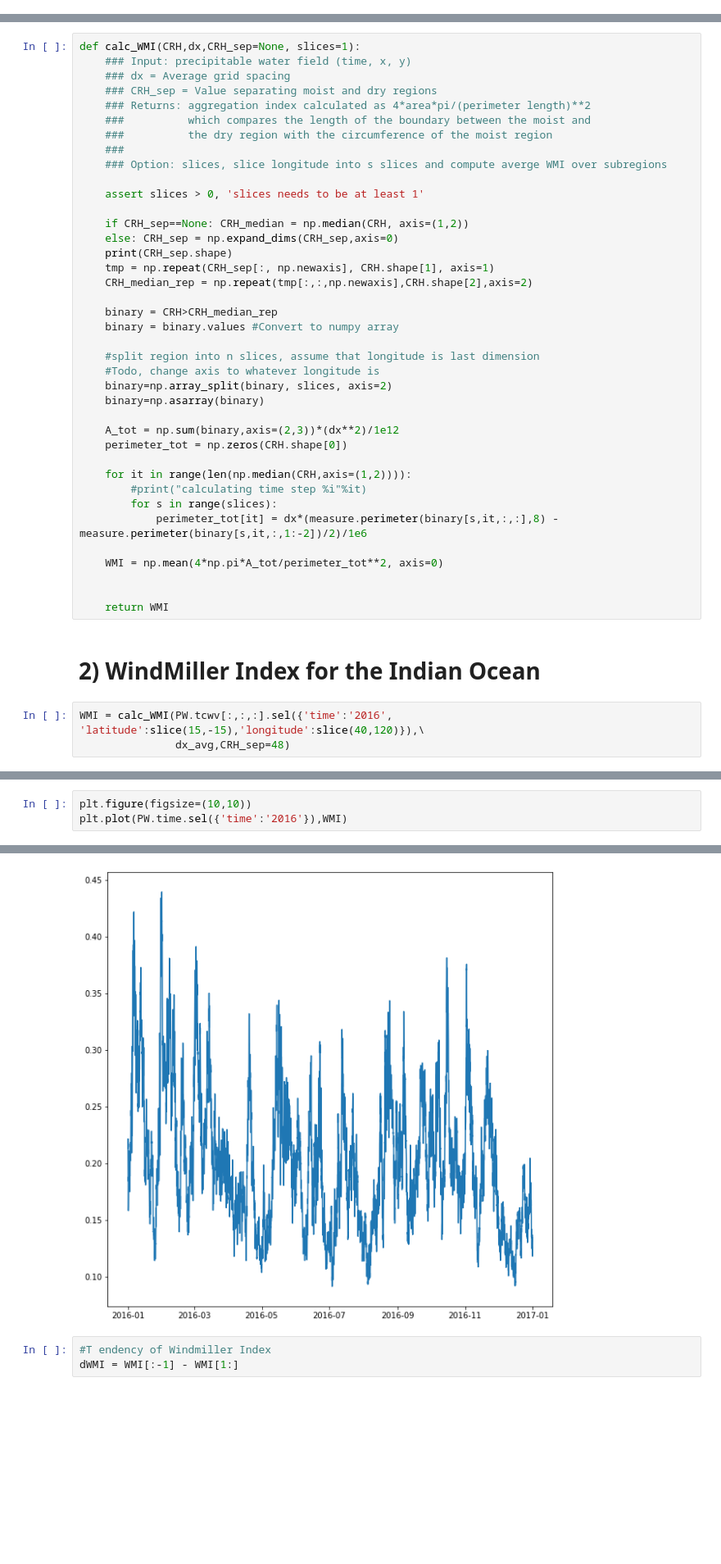
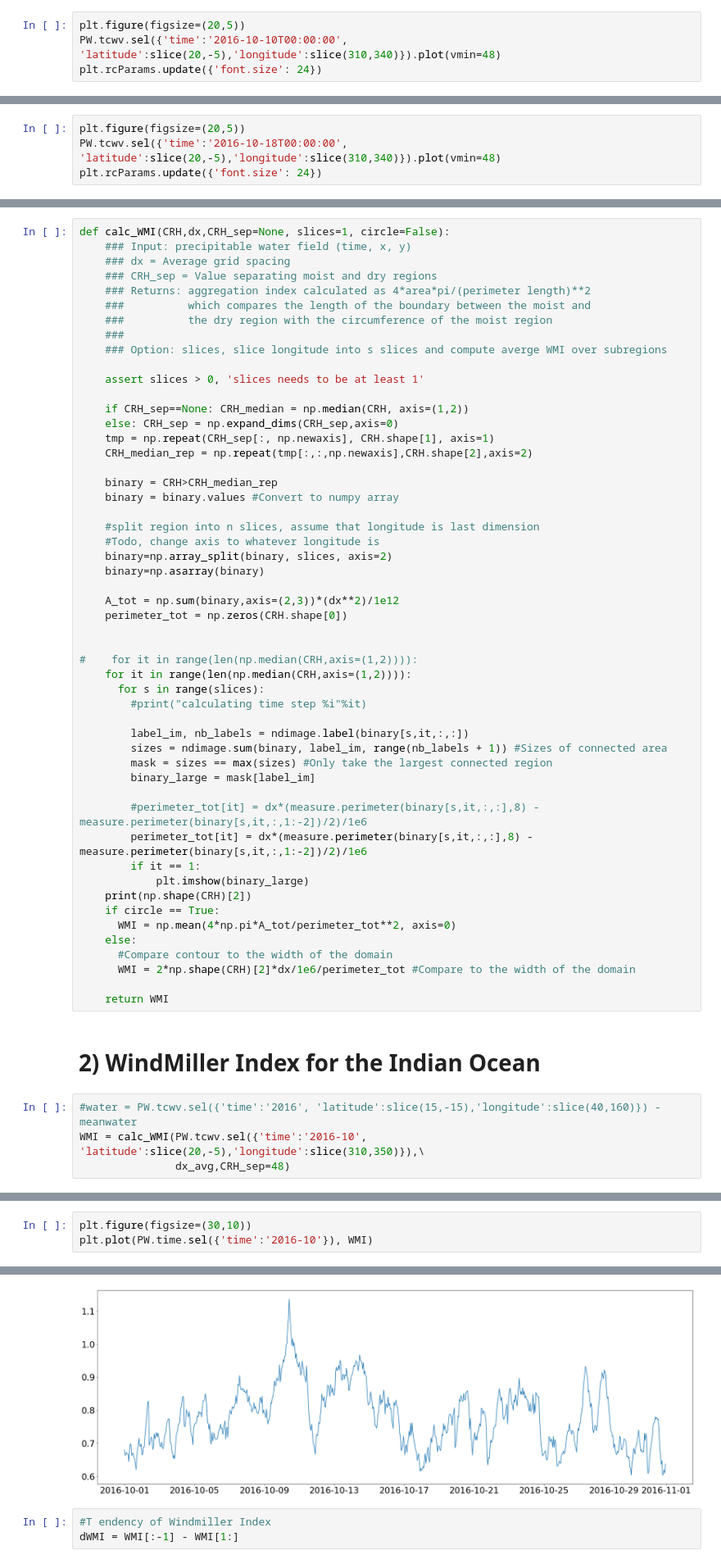
Before and after one commit to tbeucler/2019_WMI, a Jupyter notebook: dev/davidle/002_Analyze_PW.ipynb, the cells around one changed output, grey strips where cells are left out. Shown: that part at 82% size. Drawn from its saved outputs; the diff is of its cells as text; blank space fills up the shorter version.

```diff
--- a/dev/davidle/002_Analyze_PW.ipynb
+++ b/dev/davidle/002_Analyze_PW.ipynb
@@ -40,0 +42,4 @@ plt.colorbar()
+# %%
+plt.figure(figsize=(20,5))
+PW.tcwv.sel({'time':'2016-10-10T00:00:00', 'latitude':slice(20,-5),'longitude':slice(310,340)}).plot(vmin=48)
+plt.rcParams.update({'font.size': 24})
@@ -40,0 +48,4 @@ plt.colorbar()
+# %%
+plt.figure(figsize=(20,5))
+PW.tcwv.sel({'time':'2016-10-18T00:00:00', 'latitude':slice(20,-5),'longitude':slice(310,340)}).plot(vmin=48)
+plt.rcParams.update({'font.size': 24})
@@ -84,5 +118,5 @@ dx_avg = np.sqrt(A_grid_avg)
 # %%
-def calc_WMI(CRH,dx,CRH_sep=None, slices=1):
+def calc_WMI(CRH,dx,CRH_sep=None, slices=1, circle=False):
     ### Input: precipitable water field (time, x, y)
     ### dx = Average grid spacing
     ### CRH_sep = Value separating moist and dry regions
@@ -96,7 +130,6 @@ def calc_WMI(CRH,dx,CRH_sep=None, slices=1):
 
     if CRH_sep==None: CRH_median = np.median(CRH, axis=(1,2))
     else: CRH_sep = np.expand_dims(CRH_sep,axis=0)
-    print(CRH_sep.shape)
     tmp = np.repeat(CRH_sep[:, np.newaxis], CRH.shape[1], axis=1)
     CRH_median_rep = np.repeat(tmp[:,:,np.newaxis],CRH.shape[2],axis=2)
 
@@ -111,18 +144,33 @@ def calc_WMI(CRH,dx,CRH_sep=None, slices=1):
     A_tot = np.sum(binary,axis=(2,3))*(dx**2)/1e12
     perimeter_tot = np.zeros(CRH.shape[0])
 
+
+#    for it in range(len(np.median(CRH,axis=(1,2)))):
     for it in range(len(np.median(CRH,axis=(1,2)))):
+      for s in range(slices):
         #print("calculating time step %i"%it)
-        for s in range(slices):
-            perimeter_tot[it] = dx*(measure.perimeter(binary[s,it,:,:],8) - measure.perimeter(binary[s,it,:,1:-2])/2)/1e6
 
-    WMI = np.mean(4*np.pi*A_tot/perimeter_tot**2, axis=0)
+        label_im, nb_labels = ndimage.label(binary[s,it,:,:])
+        sizes = ndimage.sum(binary, label_im, range(nb_labels + 1)) #Sizes of connected area
+        mask = sizes == max(sizes) #Only take the largest connected region
+        binary_large = mask[label_im]
 
+        #perimeter_tot[it] = dx*(measure.perimeter(binary[s,it,:,:],8) - measure.perimeter(binary[s,it,:,1:-2])/2)/1e6
+        perimeter_tot[it] = dx*(measure.perimeter(binary[s,it,:,:],8) - measure.perimeter(binary[s,it,:,1:-2])/2)/1e6
+        if it == 1:
+            plt.imshow(binary_large)
+    print(np.shape(CRH)[2])
+    if circle == True:
+      WMI = np.mean(4*np.pi*A_tot/perimeter_tot**2, axis=0)
+    else:
+      #Compare contour to the width of the domain
+      WMI = 2*np.shape(CRH)[2]*dx/1e6/perimeter_tot #Compare to the width of the domain
 
     return WMI
 # %% [markdown]
 # 2) WindMiller Index for the Indian Ocean
 # %%
-WMI = calc_WMI(PW.tcwv[:,:,:].sel({'time':'2016', 'latitude':slice(15,-15),'longitude':slice(40,120)}),\
+#water = PW.tcwv.sel({'time':'2016', 'latitude':slice(15,-15),'longitude':slice(40,160)}) - meanwater
+WMI = calc_WMI(PW.tcwv.sel({'time':'2016-10', 'latitude':slice(20,-5),'longitude':slice(310,350)}),\
                dx_avg,CRH_sep=48)
 # %% [output]
@@ -130,9 +179,9 @@ WMI = calc_WMI(PW.tcwv[:,:,:].sel({'time':'2016', 'latitude':slice(15,-15),'long
 # %%
-plt.figure(figsize=(10,10))
-plt.plot(PW.time.sel({'time':'2016'}),WMI)
+plt.figure(figsize=(30,10))
+plt.plot(PW.time.sel({'time':'2016-10'}), WMI)
 # %% [output]
 [<matplotlib.lines.Line2D at 0x...>]
-[figure, old version]
+[figure, new version]
 # %%
 #T endency of Windmiller Index
 dWMI = WMI[:-1] - WMI[1:]
```
Also changed, not shown: parts of 12 cells of this notebook, 1 other file.
